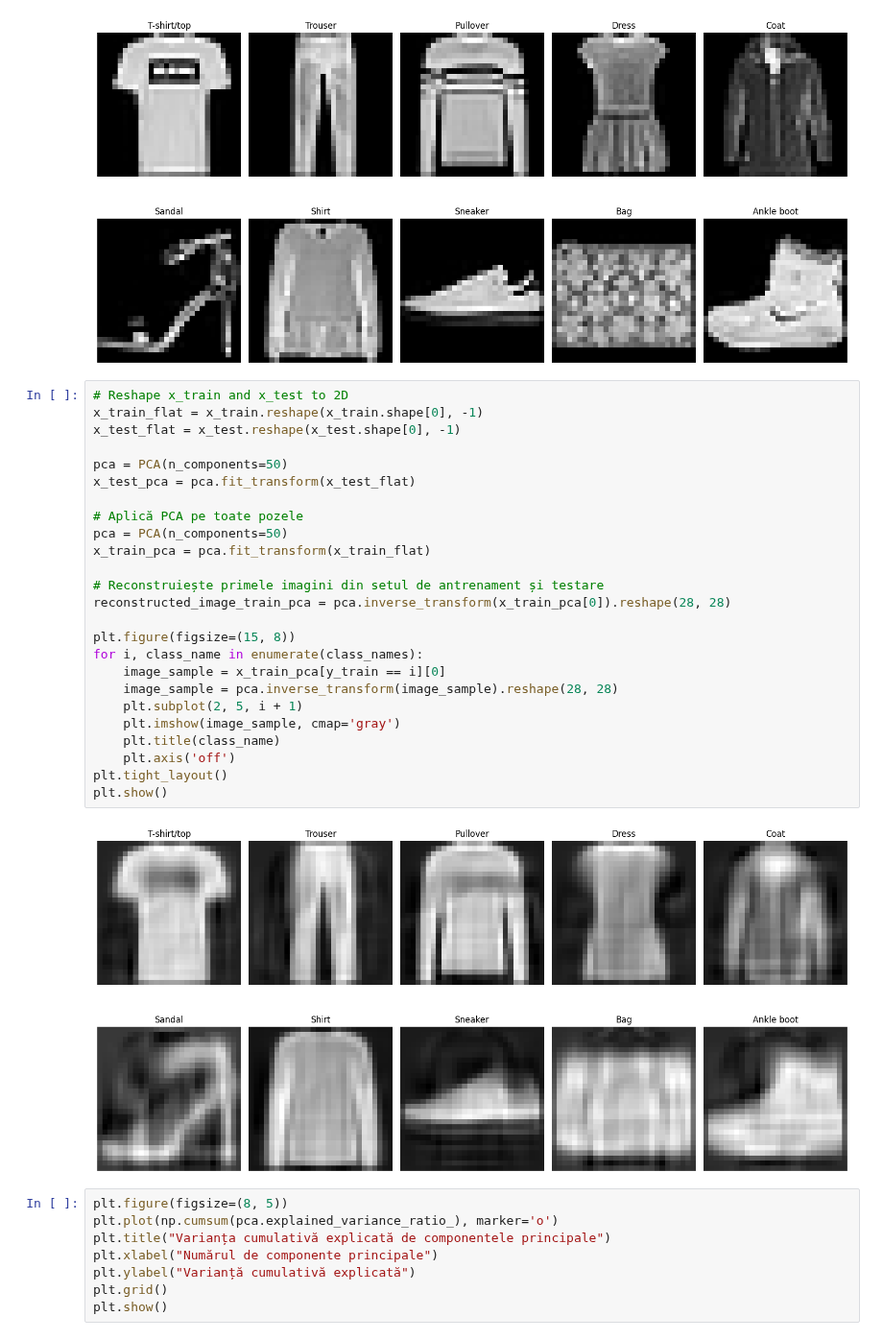
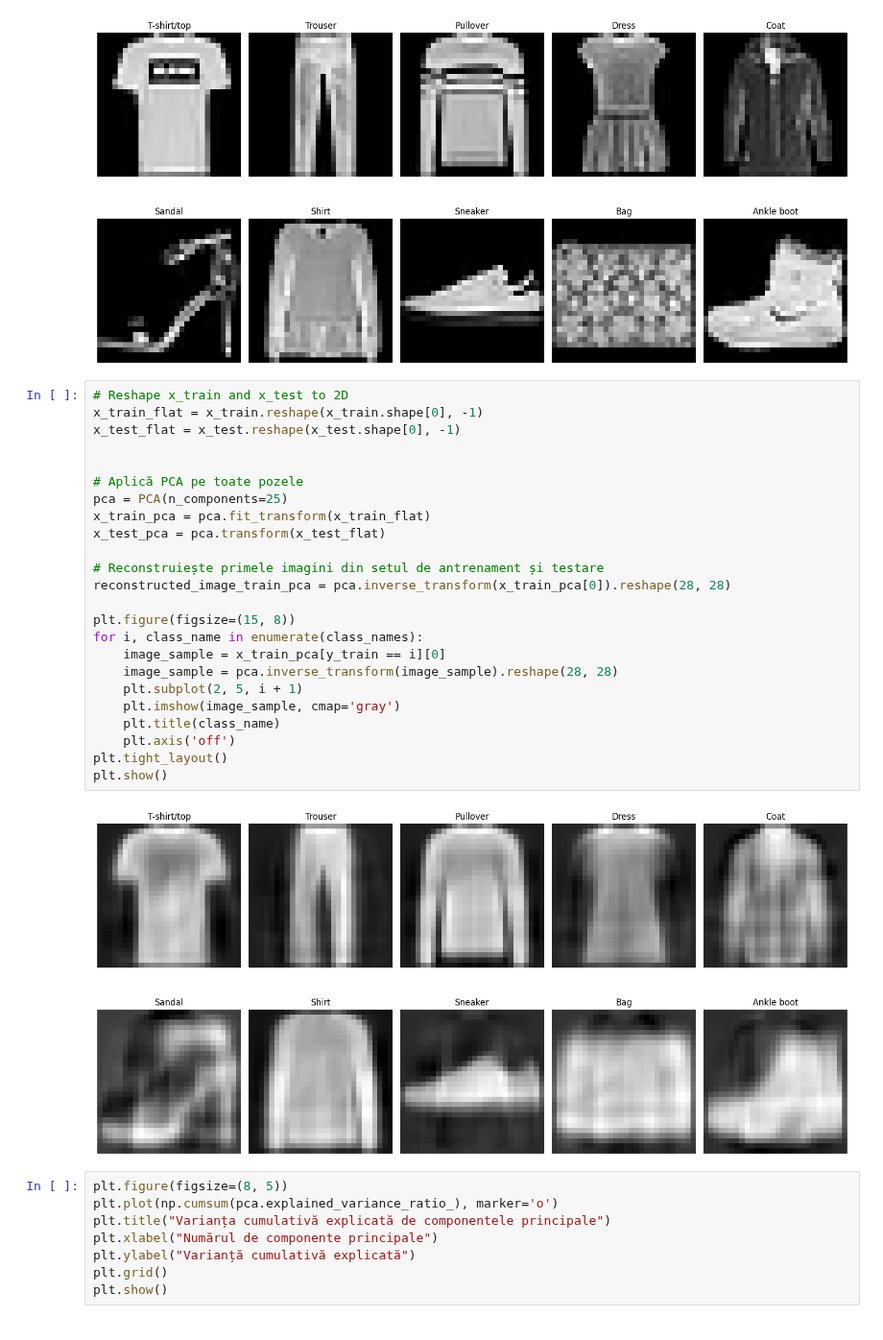
Before and after one commit to Vulturul2k/ML_project, a Jupyter notebook: fashion.ipynb, the cells around one changed output. Shown at 96% size. Saved outputs shown, nothing was run; the diff lists cells and outputs as text.

```diff
--- a/fashion.ipynb
+++ b/fashion.ipynb
@@ -80,30 +80,29 @@ plt.show()
 # %%
 # Reshape x_train and x_test to 2D
 x_train_flat = x_train.reshape(x_train.shape[0], -1)
 x_test_flat = x_test.reshape(x_test.shape[0], -1)
 
-pca = PCA(n_components=50)
-x_test_pca = pca.fit_transform(x_test_flat)
 
 # Aplică PCA pe toate pozele
-pca = PCA(n_components=50)
+pca = PCA(n_components=25)
 x_train_pca = pca.fit_transform(x_train_flat)
+x_test_pca = pca.transform(x_test_flat)
 
 # Reconstruiește primele imagini din setul de antrenament și testare
 reconstructed_image_train_pca = pca.inverse_transform(x_train_pca[0]).reshape(28, 28)
 
 plt.figure(figsize=(15, 8))
 for i, class_name in enumerate(class_names):
     image_sample = x_train_pca[y_train == i][0]
     image_sample = pca.inverse_transform(image_sample).reshape(28, 28)
     plt.subplot(2, 5, i + 1)
     plt.imshow(image_sample, cmap='gray')
     plt.title(class_name)
     plt.axis('off')
 plt.tight_layout()
 plt.show()
 # %% [output]
-[figure, old version]
+[figure, new version]
 # %%
 plt.figure(figsize=(8, 5))
 plt.plot(np.cumsum(pca.explained_variance_ratio_), marker='o')
```
Also changed, not shown: parts of 8 cells of this notebook, 2 other files.
